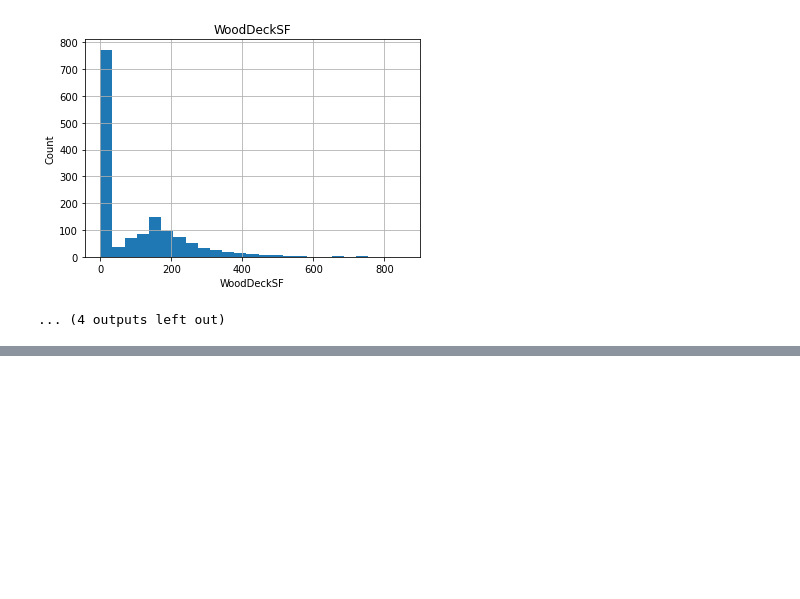
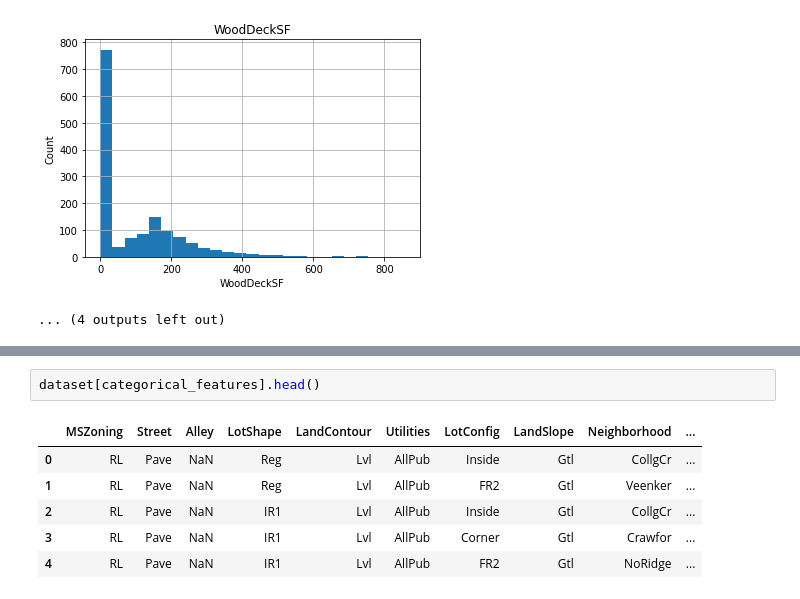
Before and after one commit to ManoranjanThakur/ML_Models-Feature_Engineering-EDA, a Jupyter notebook: advanced-regression-techniques.ipynb, the cells around one changed output, grey strips where cells are left out. Cells and saved outputs as stored; diff of their text form; blank space fills up the shorter version.

```diff
--- a/advanced-regression-techniques.ipynb
+++ b/advanced-regression-techniques.ipynb
@@ -291,0 +236,9 @@ for feature in continuous_feature:
+# %%
+dataset[categorical_features].head()
+# %% [output]
+|  | MSZoning | Street | Alley | LotShape | LandContour | Utilities | LotConfig | LandSlope | Neighborhood | ... |
+| 0 | RL | Pave | NaN | Reg | Lvl | AllPub | Inside | Gtl | CollgCr | ... |
+| 1 | RL | Pave | NaN | Reg | Lvl | AllPub | FR2 | Gtl | Veenker | ... |
+| 2 | RL | Pave | NaN | IR1 | Lvl | AllPub | Inside | Gtl | CollgCr | ... |
+| 3 | RL | Pave | NaN | IR1 | Lvl | AllPub | Corner | Gtl | Crawfor | ... |
+| 4 | RL | Pave | NaN | IR1 | Lvl | AllPub | FR2 | Gtl | NoRidge | ... |
```
Also changed, not shown: parts of 21 cells of this notebook.
